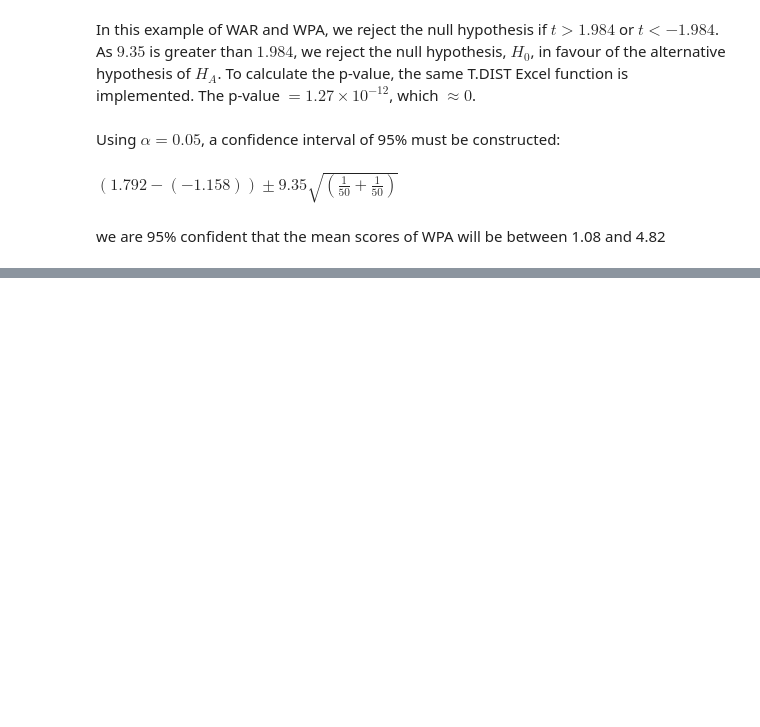
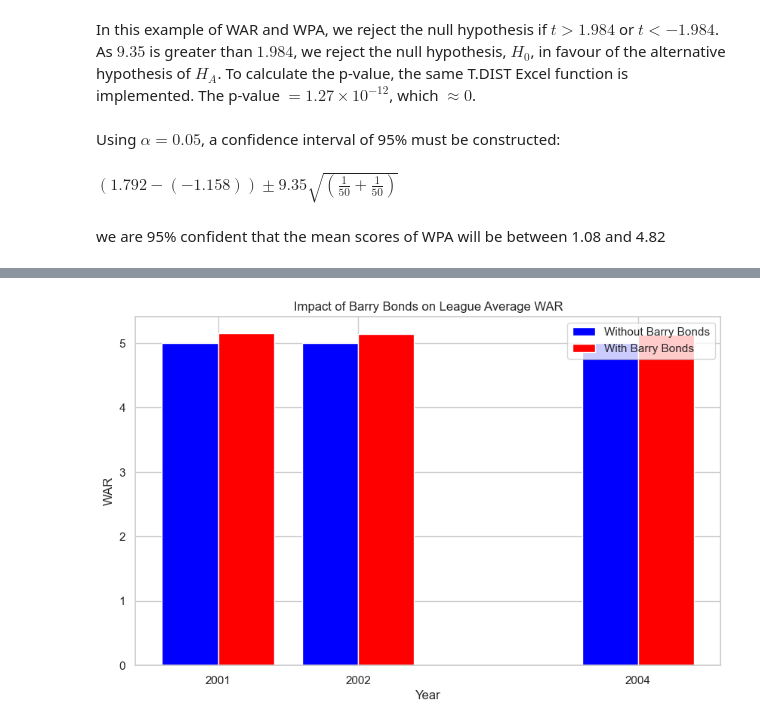
Before and after one commit to Ethanp333/baseball_data, a Jupyter notebook: starting_new.ipynb, the cells around one changed output, grey strips where cells are left out. Cells and saved outputs as stored; diff of their text form; code cells hidden in the pictures; blank space fills up the shorter version.

```diff
--- a/starting_new.ipynb
+++ b/starting_new.ipynb
@@ -1964,0 +1940,31 @@ we are 95% confident that the mean scores of WPA will be between 1.08 and 4.82
+# %%
+import pandas as pd
+import matplotlib.pyplot as plt
+
+# Barry Bonds' WAR data
+bonds_war_data = {'Year': [2001, 2002, 2004],
+                  'Bonds WAR': [12.4, 11.8, 11.5]}
+bonds_war = pd.DataFrame(bonds_war_data)
+
+# Hypothetical average league WAR data without Bonds (this is a placeholder for actual league data)
+league_avg_without_bonds_data = {'Year': [2001, 2002, 2004],
+                                 'League Avg WAR without Bonds': [5.0, 5.0, 5.0]}  # Typical average WAR for comparison
+league_avg = pd.DataFrame(league_avg_without_bonds_data)
+
+# Calculate the league average WAR including Bonds' WAR
+league_avg['League Avg WAR with Bonds'] = (league_avg['League Avg WAR without Bonds'] * 49 + bonds_war['Bonds WAR']) / 50
+
+# Plotting the data
+plt.figure(figsize=(10, 6))
+plt.bar(league_avg['Year'] - 0.2, league_avg['League Avg WAR without Bonds'], width=0.4, label='Without Barry Bonds', color='blue')
+plt.bar(league_avg['Year'] + 0.2, league_avg['League Avg WAR with Bonds'], width=0.4, label='With Barry Bonds', color='red')
+
+# Customizing the plot
+plt.xlabel('Year')
+plt.ylabel('WAR')
+plt.title('Impact of Barry Bonds on League Average WAR')
+plt.xticks(league_avg['Year'])
+plt.legend()
+plt.show()
+# %% [output]
+[figure, added]
```
Also changed, not shown: parts of 45 cells of this notebook.
